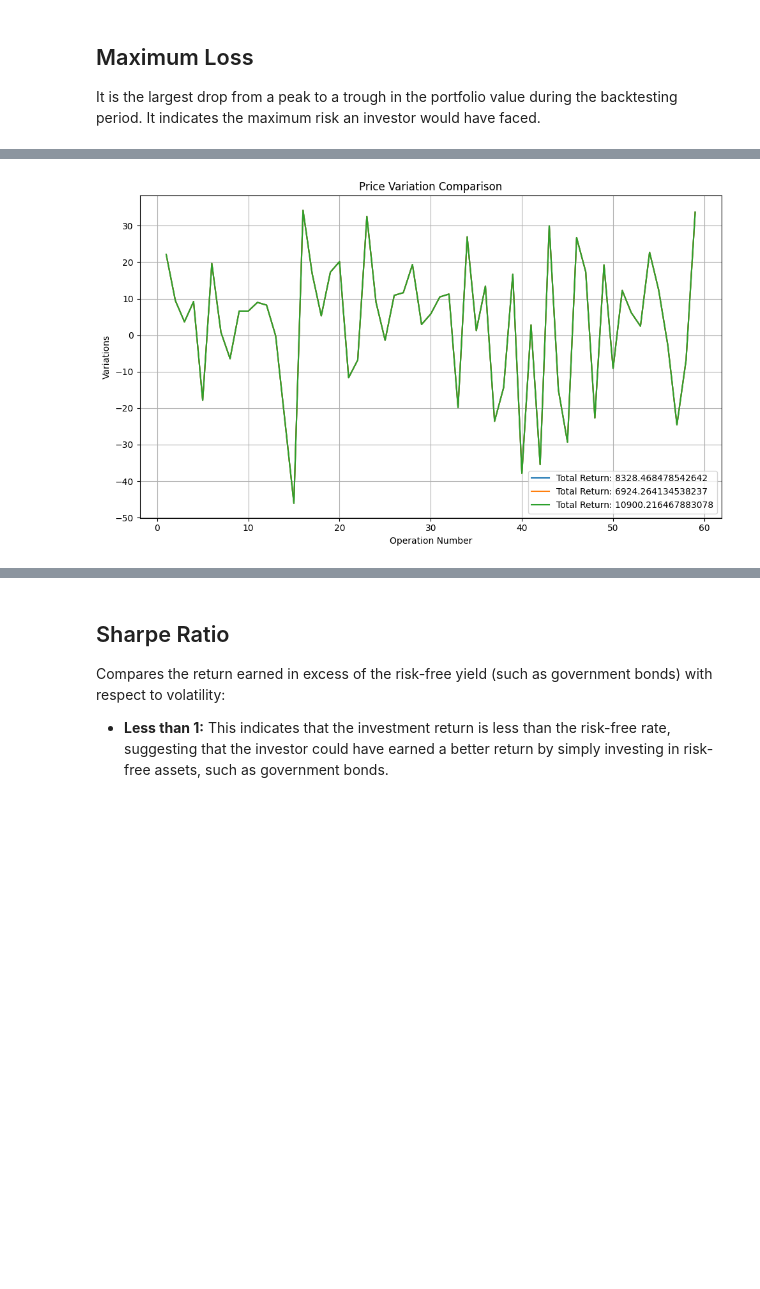
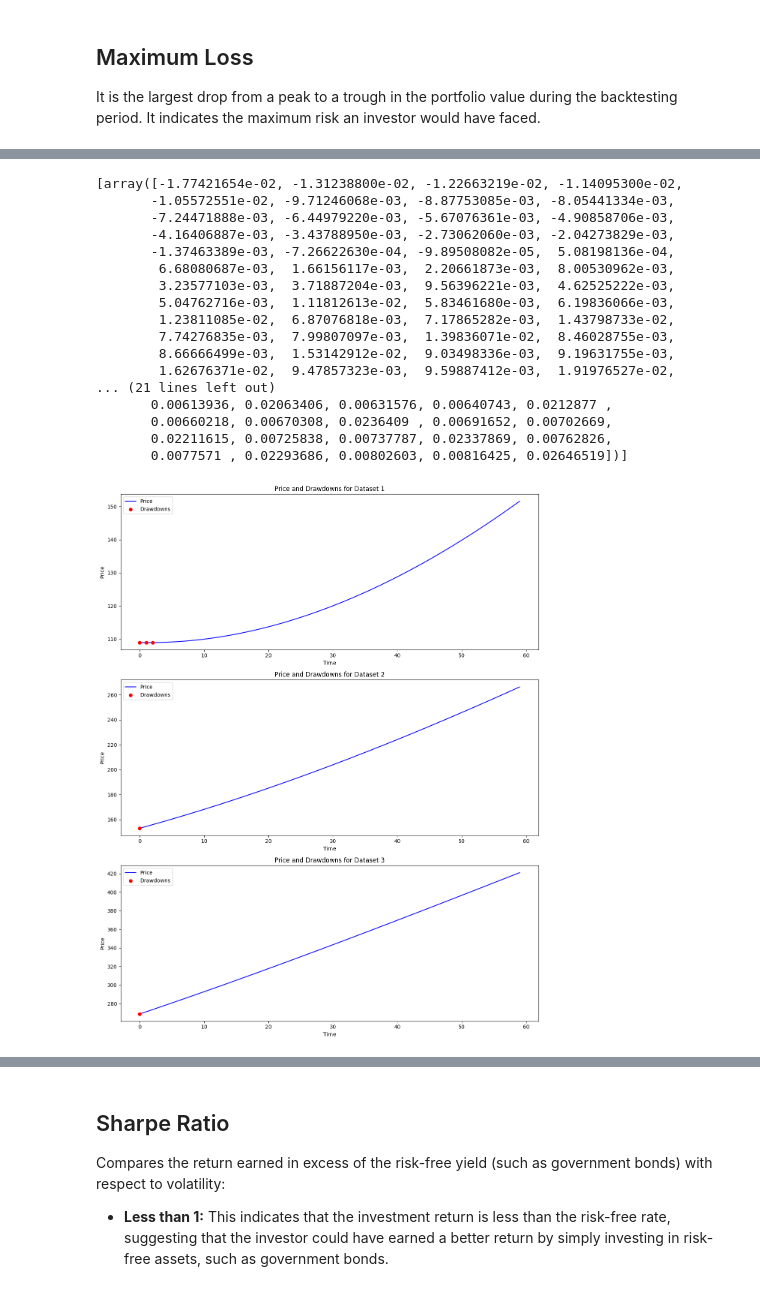
Before and after one commit to AdalDiazFarina/TFG-service, a Jupyter notebook: app/notebooks/Vanguard_SP500_ETF.ipynb, the cells around one changed output, grey strips where cells are left out. Cells and saved outputs as stored; diff of their text form; code cells hidden in the pictures; blank space fills up the shorter version.

Commit message:
Service update

```diff
--- a/app/notebooks/Vanguard_SP500_ETF.ipynb
+++ b/app/notebooks/Vanguard_SP500_ETF.ipynb
@@ -120,11 +219,0 @@ url = f"{base_url}{series_id}?startyear={start_year}&endyear={end_year}&registra
-# %%
-from app.services.metrics_lib import Metrics
-name = "Vanguard SP500 ETF"
-description = "Performance of the SP500 in a long-term investment using the Vanguard SP500 ETF"
-model = "Vanguard_SP500_ETF"
-initial_capital = 1000
-monthly_contribution = 100
-profile_id = 2
-strategy_id = 57
-m = Metrics(initial_capital, monthly_contribution, profile_id, strategy_id, comission)
-m.InitStrategy(name, description, model)
@@ -156,17 +246,24 @@ display(annual_inflation)
 Calculation of different metrics for strategy evaluation. Before calculating the metrics we will divide the data into 3 timelines to ensure that the outcome of the data is not manipulated by market conditions at a point in time.
 # %%
 # Vanguard S&P 500 data
-sp500_df1 = voo_etf.loc[:'2014-12-01']
+sp500_df1 = complete_df.loc[:f'{int(start_year) + duration - 1}-12-01']
 sp500_df1.index = pd.to_datetime(sp500_df1.index)
-sp500_df2 = voo_etf.loc['2015-01-01':'2018-12-01']
+sp500_df2 = complete_df.loc[f'{int(start_year) + duration}-01-01':f'{int(start_year) + duration * 2 - 1}-12-01']
 sp500_df2.index = pd.to_datetime(sp500_df2.index)
-sp500_df3 = voo_etf.loc['2019-01-01':]
+sp500_df3 = complete_df.loc[f'{int(start_year) + duration * 2}-01-01':]
 sp500_df3.index = pd.to_datetime(sp500_df3.index)
 
+print(f'{int(start_year) + duration}-01-01')
+print(f'{int(start_year) + duration + 1}-01-01')
+print(f'{int(start_year) + duration * 2 - 1}-12-01')
+print(f'{int(start_year) + duration * 2}-01-01')
+
 # Dividens SP500 data
-dividends_df1 = dividend_history.loc[:'2014-12-31']
+dividends_df1 = dividend_history.loc[:f'{int(start_year) + duration - 1}-12-01']
 dividends_df1.index = pd.to_datetime(dividends_df1.index)
-dividends_df2 = dividend_history.loc['2015-01-01':'2018-12-31']
+dividends_df2 = dividend_history.loc[f'{int(start_year) + duration}-01-01':f'{int(start_year) + duration * 2 - 1}-12-01']
 dividends_df2.index = pd.to_datetime(dividends_df2.index)
-dividends_df3 = dividend_history.loc['2019-01-01':]
+dividends_df3 = dividend_history.loc[f'{int(start_year) + duration * 2}-01-01':]
 dividends_df3.index = pd.to_datetime(dividends_df3.index)
+
+print(sp500_df3)
@@ -257,7 +373,9 @@ def TotalReturn(df_timeline, period, initial_capital=initial_capital):
 data = []
 total_returns = []
 for index, df_timeline in enumerate(df_timelines):
-  period = 'period_' + str(index + 1)
-  total = TotalReturn(df_timeline, period)
-  data.append(total)
-  total_returns.append(total['total'])
+    period = 'period_' + str(index + 1)
+    total = TotalReturn(df_timeline, period, initial_capital, saveOperation=True)
+    data.append(total)
+    total_returns.append(total['total'])
+
+print(data)
@@ -362,8 +518,26 @@ It is the largest drop from a peak to a trough in the portfolio value during the
 # %%
-price_diff, max_loss_values = m.CalculateMaximunLoss(data)
-m.showMaximunLossGraphic(data, price_diff)
+price_diffs, max_loss_values = m.CalculateMaximunLoss(data)
+# m.showMaximunLossGraphic(price_diffs)
+m.showMaximunLossGraphic(data, max_loss_values)
 # %% [output]
+[array([-1.77421654e-02, -1.31238800e-02, -1.22663219e-02, -1.14095300e-02,
+       -1.05572551e-02, -9.71246068e-03, -8.87753085e-03, -8.05441334e-03,
+       -7.24471888e-03, -6.44979220e-03, -5.67076361e-03, -4.90858706e-03,
+       -4.16406887e-03, -3.43788950e-03, -2.73062060e-03, -2.04273829e-03,
+       -1.37463389e-03, -7.26622630e-04, -9.89508082e-05,  5.08198136e-04,
+        6.68080687e-03,  1.66156117e-03,  2.20661873e-03,  8.00530962e-03,
+        3.23577103e-03,  3.71887204e-03,  9.56396221e-03,  4.62525222e-03,
+        5.04762716e-03,  1.11812613e-02,  5.83461680e-03,  6.19836066e-03,
+        1.23811085e-02,  6.87076818e-03,  7.17865282e-03,  1.43798733e-02,
+        7.74276835e-03,  7.99807097e-03,  1.39836071e-02,  8.46028755e-03,
+        8.66666499e-03,  1.53142912e-02,  9.03498336e-03,  9.19631755e-03,
+        1.62676371e-02,  9.47857323e-03,  9.59887412e-03,  1.91976527e-02,
+... (21 lines left out)
+       0.00613936, 0.02063406, 0.00631576, 0.00640743, 0.0212877 ,
+       0.00660218, 0.00670308, 0.0236409 , 0.00691652, 0.00702669,
+       0.02211615, 0.00725838, 0.00737787, 0.02337869, 0.00762826,
+       0.0077571 , 0.02293686, 0.00802603, 0.00816425, 0.02646519])]
-[figure, old version]
+[figure, new version]
 # %%
 names = ["df_timeline_df1", "df_timeline_df2", "df_timeline_df3"]
 m.displayMaximunLossDataFrame(names, data, max_loss_values)
```
Also changed, not shown: parts of 41 cells of this notebook, 15 other files.
